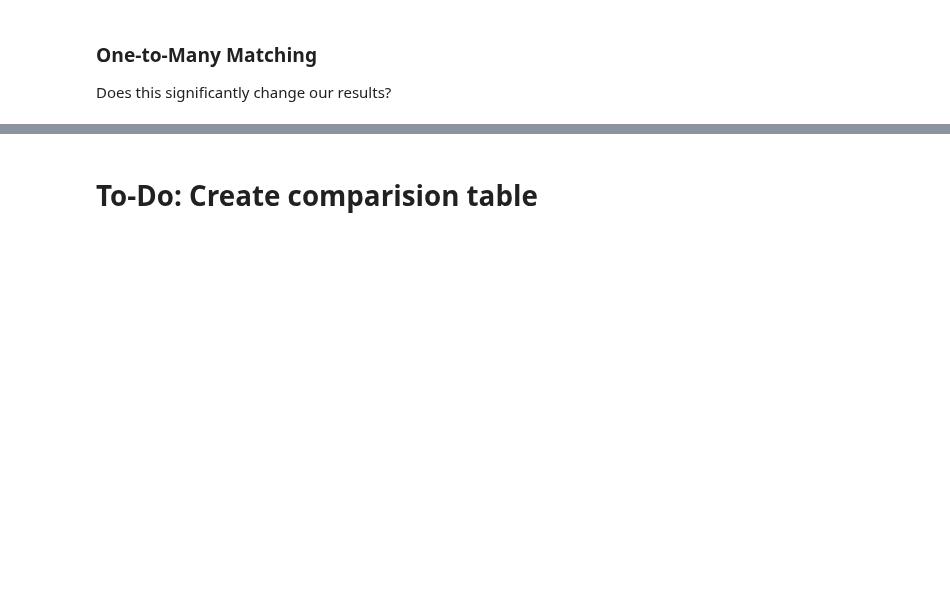
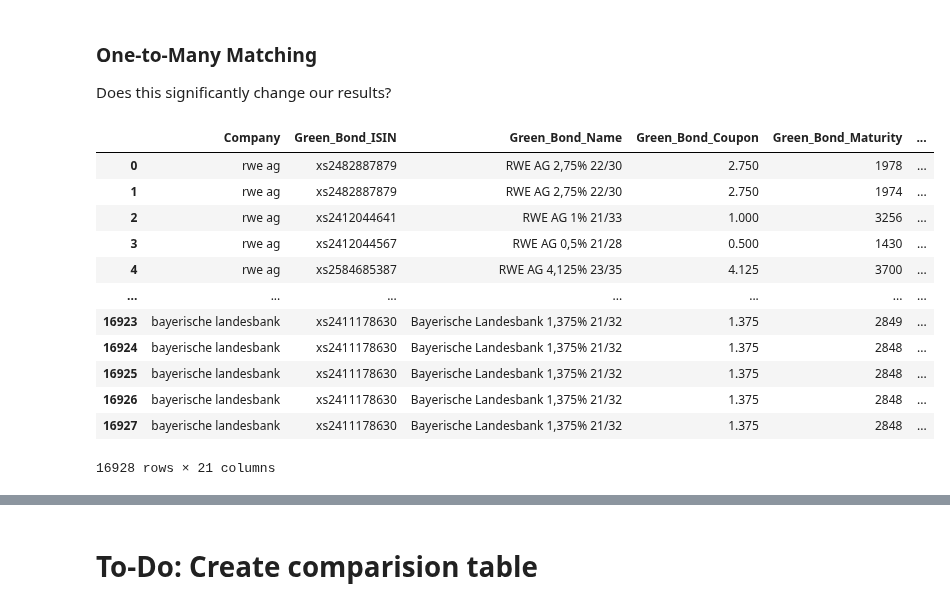
Before and after one commit to Fijiman001/EGR-Empirical-Project, a Jupyter notebook: Econometrics/code_matching_method.ipynb, the cells around one changed output, grey strips where cells are left out. Drawn from its saved outputs; the diff is of its cells as text; code cells hidden in the pictures; blank space fills up the shorter version.

```diff
--- a/Econometrics/code_matching_method.ipynb
+++ b/Econometrics/code_matching_method.ipynb
@@ -870,3 +848,17 @@ def match_green_bonds_greedy(df):
 # %%
-df_greedy = match_green_bonds_greedy(df_matched)
+df_greedy = match_green_bonds_one_green_many(df_for_matching)
 df_greedy
+# %% [output]
+|  | Company | Green_Bond_ISIN | Green_Bond_Name | Green_Bond_Coupon | Green_Bond_Maturity | ... |
+| 0 | rwe ag | xs2482887879 | RWE AG 2,75% 22/30 | 2.750 | 1978 | ... |
+| 1 | rwe ag | xs2482887879 | RWE AG 2,75% 22/30 | 2.750 | 1974 | ... |
+| 2 | rwe ag | xs2412044641 | RWE AG 1% 21/33 | 1.000 | 3256 | ... |
+| 3 | rwe ag | xs2412044567 | RWE AG 0,5% 21/28 | 0.500 | 1430 | ... |
+| 4 | rwe ag | xs2584685387 | RWE AG 4,125% 23/35 | 4.125 | 3700 | ... |
+| ... | ... | ... | ... | ... | ... | ... |
+| 16923 | bayerische landesbank | xs2411178630 | Bayerische Landesbank 1,375% 21/32 | 1.375 | 2849 | ... |
+| 16924 | bayerische landesbank | xs2411178630 | Bayerische Landesbank 1,375% 21/32 | 1.375 | 2848 | ... |
+| 16925 | bayerische landesbank | xs2411178630 | Bayerische Landesbank 1,375% 21/32 | 1.375 | 2848 | ... |
+| 16926 | bayerische landesbank | xs2411178630 | Bayerische Landesbank 1,375% 21/32 | 1.375 | 2848 | ... |
+| 16927 | bayerische landesbank | xs2411178630 | Bayerische Landesbank 1,375% 21/32 | 1.375 | 2848 | ... |
+16928 rows × 21 columns
```
Also changed, not shown: parts of 16 cells of this notebook.
